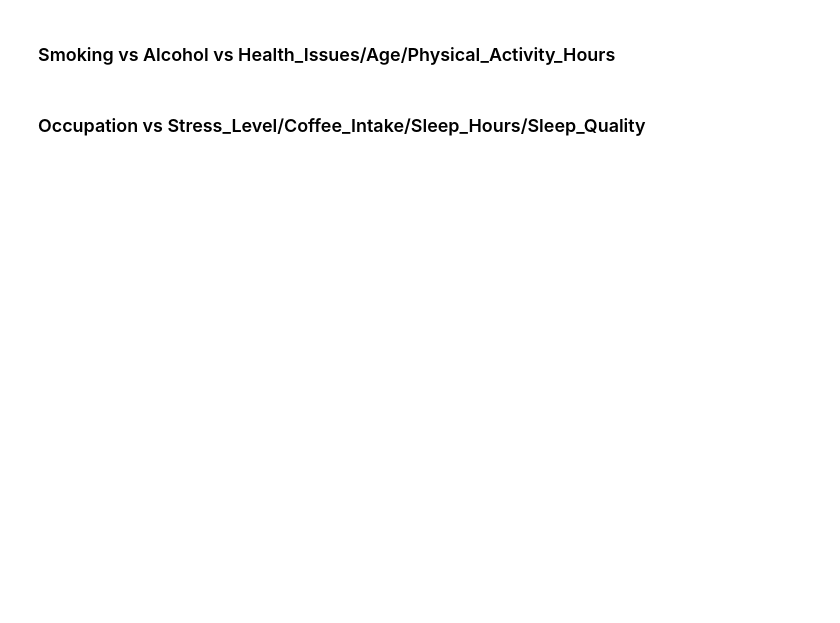
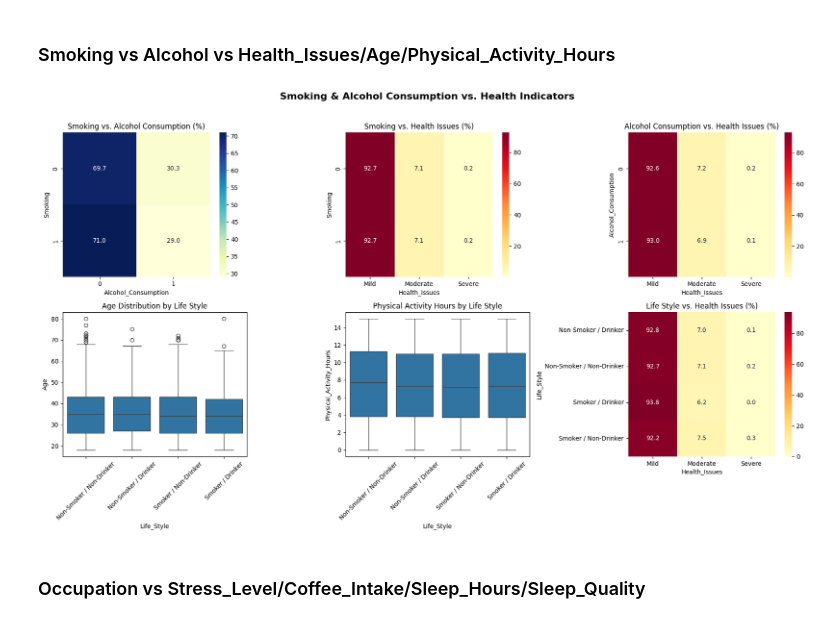
Before and after one commit to DKawaguch/Projeto_Alura_1, a Jupyter notebook: main.ipynb, the cells around one changed output. Cells and saved outputs as stored; diff of their text form; code cells hidden in the pictures; blank space fills up the shorter version.

```diff
--- a/main.ipynb
+++ b/main.ipynb
@@ -258,2 +394,38 @@ plt.show()
+# %%
+fig2, axes2 = plt.subplots(nrows=2, ncols=3, figsize=(18, 10))
+fig2.suptitle('Smoking & Alcohol Consumption vs. Health Indicators', fontsize=16, fontweight='bold', y=1.02)
+
+df['Life_Style'] = df['Smoking'].map({1: 'Smoker', 0: 'Non-Smoker'}) + ' / ' + df['Alcohol_Consumption'].map({1: 'Drinker', 0: 'Non-Drinker'})
+
+ordem = ['Non-Smoker / Non-Drinker', 'Non-Smoker / Drinker', 'Smoker / Non-Drinker', 'Smoker / Drinker']
+
+ct = pd.crosstab(df['Smoking'], df['Alcohol_Consumption'], normalize='index')*100
+sns.heatmap(ct, annot=True, fmt='.1f', cmap='YlGnBu', ax=axes2[0, 0])
+axes2[0, 0].set_title('Smoking vs. Alcohol Consumption (%)')
+
+ct2 = pd.crosstab(df['Smoking'], df['Health_Issues'], normalize='index')*100
+sns.heatmap(ct2, annot=True, fmt='.1f', cmap='YlOrRd', ax=axes2[0, 1])
+axes2[0, 1].set_title('Smoking vs. Health Issues (%)')
+
+ct3 = pd.crosstab(df['Alcohol_Consumption'], df['Health_Issues'], normalize='index')*100
+sns.heatmap(ct3, annot=True, fmt='.1f', cmap='YlOrRd', ax=axes2[0, 2])
+axes2[0, 2].set_title('Alcohol Consumption vs. Health Issues (%)')
+
+sns.boxplot(data=df, x='Life_Style', y='Age', order=ordem, ax=axes2[1, 0])
+axes2[1, 0].set_title('Age Distribution by Life Style')
+axes2[1, 0].tick_params(axis='x', rotation=45)
+
+sns.boxplot(data=df, x='Life_Style', y='Physical_Activity_Hours', order=ordem, ax=axes2[1, 1])
+axes2[1, 1].set_title('Physical Activity Hours by Life Style')
+axes2[1, 1].tick_params(axis='x', rotation=45)
+
+ct4 = pd.crosstab(df['Life_Style'], df['Health_Issues'], normalize='index')*100
+sns.heatmap(ct4, annot=True, fmt='.1f', cmap='YlOrRd', ax=axes2[1, 2])
+axes2[1, 2].set_title('Life Style vs. Health Issues (%)')
+
+plt.tight_layout()
+plt.show()
+# %% [output]
+[figure, added]
 # %% [markdown]
 ### Occupation vs Stress_Level/Coffee_Intake/Sleep_Hours/Sleep_Quality
```
Also changed, not shown: parts of 13 cells of this notebook.
